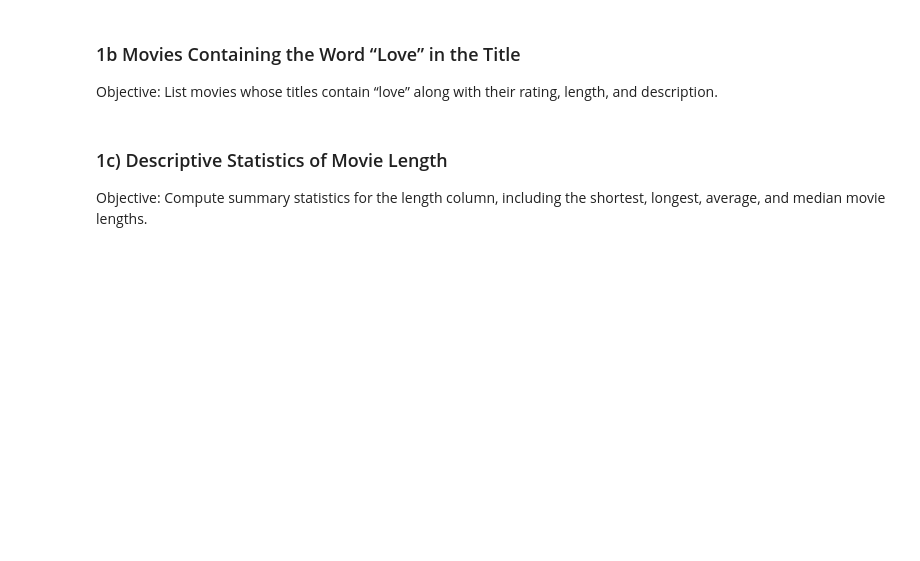
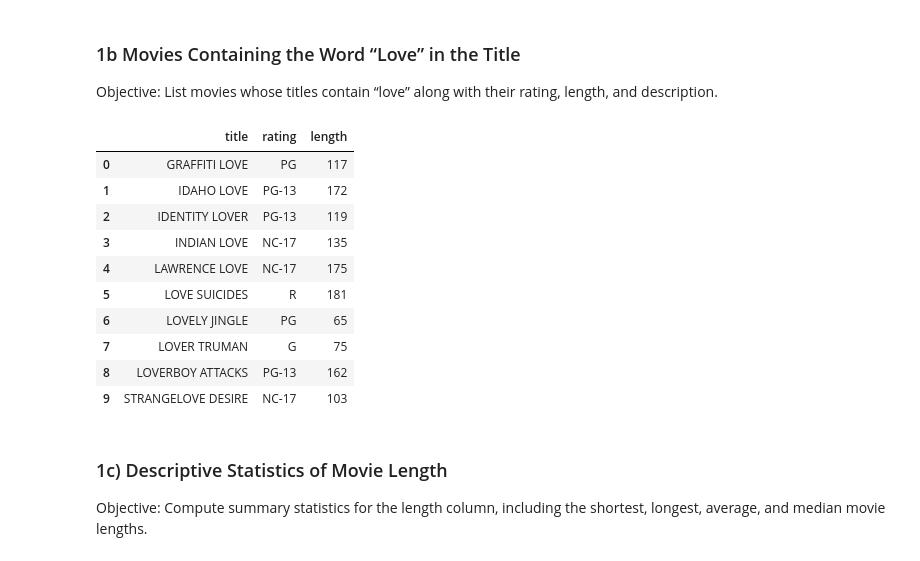
Before and after one commit to Salah-Ud-Din01/sakila-analysis-project, a Jupyter notebook: notebooks/sakila_analysis.ipynb, the cells around one changed output. Drawn from its saved outputs; the diff is of its cells as text; code cells hidden in the pictures; blank space fills up the shorter version.

```diff
--- a/notebooks/sakila_analysis.ipynb
+++ b/notebooks/sakila_analysis.ipynb
@@ -42,12 +68,24 @@ long_movies
 Objective: List movies whose titles contain “love” along with their rating, length, and description.
 # %%
 love_movies = con.execute("""
-    SELECT title, rating, length, description
+    SELECT title, rating, length,
     FROM staging.film
     WHERE title ILIKE '%love%'
 """).df()
 
 love_movies
+# %% [output]
+|  | title | rating | length |
+| 0 | GRAFFITI LOVE | PG | 117 |
+| 1 | IDAHO LOVE | PG-13 | 172 |
+| 2 | IDENTITY LOVER | PG-13 | 119 |
+| 3 | INDIAN LOVE | NC-17 | 135 |
+| 4 | LAWRENCE LOVE | NC-17 | 175 |
+| 5 | LOVE SUICIDES | R | 181 |
+| 6 | LOVELY JINGLE | PG | 65 |
+| 7 | LOVER TRUMAN | G | 75 |
+| 8 | LOVERBOY ATTACKS | PG-13 | 162 |
+| 9 | STRANGELOVE DESIRE | NC-17 | 103 |
 # %% [markdown]
 ### 1c) Descriptive Statistics of Movie Length
 
```
Also changed, not shown: parts of 12 cells of this notebook, 3 other files.
